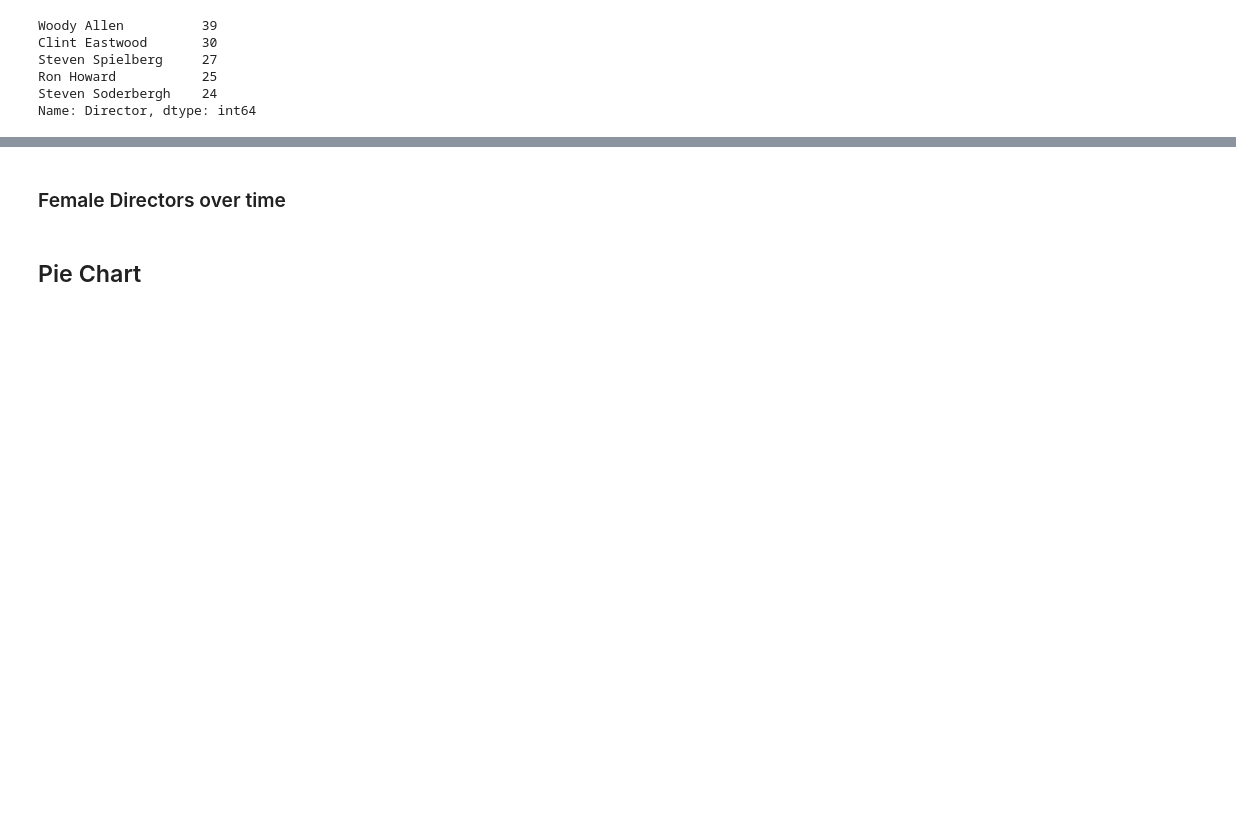
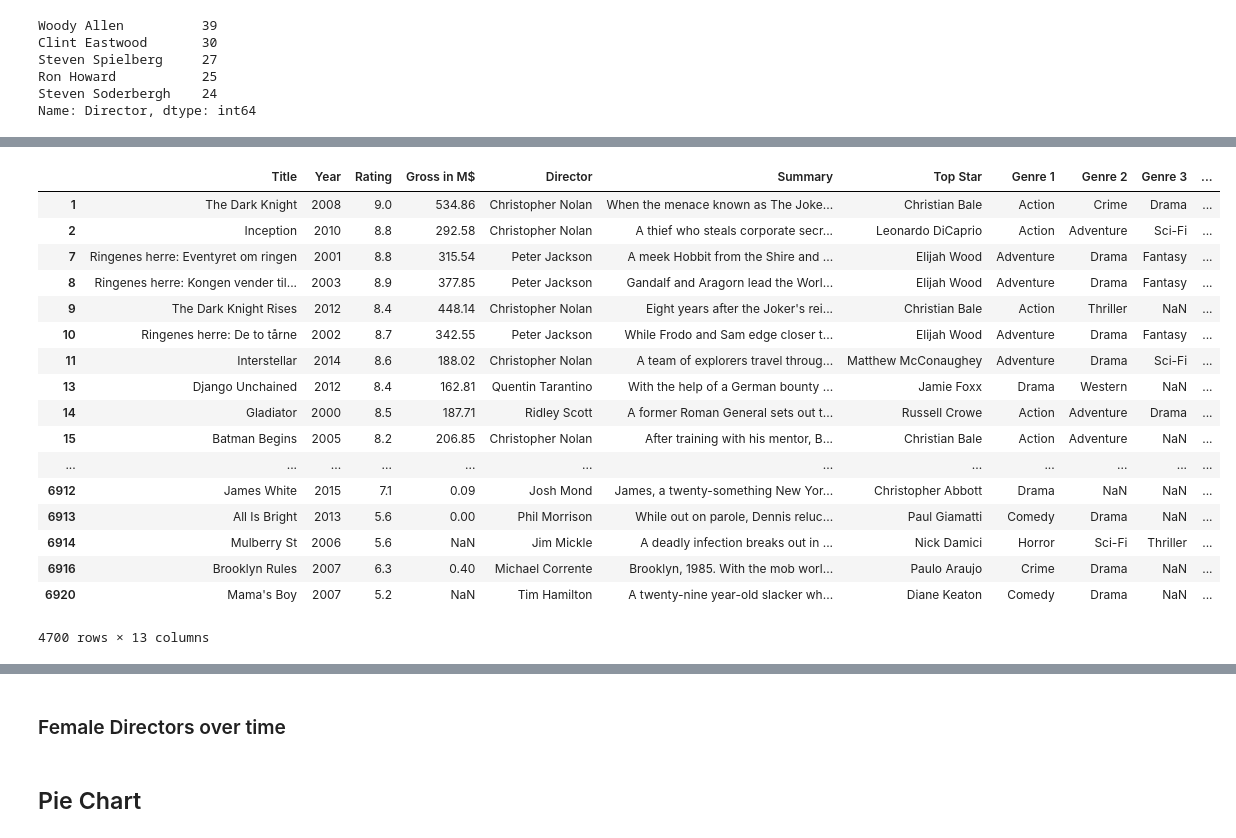
Before and after one commit to jbjornholm/Group-31-SoDa, a Jupyter notebook: Moritz/Exam/Exam Cici.ipynb, the cells around one changed output, grey strips where cells are left out. Saved outputs shown, nothing was run; the diff lists cells and outputs as text; code cells hidden in the pictures; blank space fills up the shorter version.

```diff
--- a/Moritz/Exam/Exam Cici.ipynb
+++ b/Moritz/Exam/Exam Cici.ipynb
@@ -171,0 +187,24 @@ plt.savefig("top10directors")
+# %%
+dfd_2000 = dfd_2000.drop(dfd_2000[dfd_2000.Year < 2000].index)
+#df_directors = df.drop(df[df.d_Drop == 1].index)
+len(dfd_2000)
+dfd_2000
+# %% [output]
+|  | Title | Year | Rating | Gross in M$ | Director | Summary | Top Star | Genre 1 | Genre 2 | Genre 3 | ... |
+| 1 | The Dark Knight | 2008 | 9.0 | 534.86 | Christopher Nolan | When the menace known as The Joke... | Christian Bale | Action | Crime | Drama | ... |
+| 2 | Inception | 2010 | 8.8 | 292.58 | Christopher Nolan | A thief who steals corporate secr... | Leonardo DiCaprio | Action | Adventure | Sci-Fi | ... |
+| 7 | Ringenes herre: Eventyret om ringen | 2001 | 8.8 | 315.54 | Peter Jackson | A meek Hobbit from the Shire and ... | Elijah Wood | Adventure | Drama | Fantasy | ... |
+| 8 | Ringenes herre: Kongen vender til... | 2003 | 8.9 | 377.85 | Peter Jackson | Gandalf and Aragorn lead the Worl... | Elijah Wood | Adventure | Drama | Fantasy | ... |
+| 9 | The Dark Knight Rises | 2012 | 8.4 | 448.14 | Christopher Nolan | Eight years after the Joker's rei... | Christian Bale | Action | Thriller | NaN | ... |
+| 10 | Ringenes herre: De to tårne | 2002 | 8.7 | 342.55 | Peter Jackson | While Frodo and Sam edge closer t... | Elijah Wood | Adventure | Drama | Fantasy | ... |
+| 11 | Interstellar | 2014 | 8.6 | 188.02 | Christopher Nolan | A team of explorers travel throug... | Matthew McConaughey | Adventure | Drama | Sci-Fi | ... |
+| 13 | Django Unchained | 2012 | 8.4 | 162.81 | Quentin Tarantino | With the help of a German bounty ... | Jamie Foxx | Drama | Western | NaN | ... |
+| 14 | Gladiator | 2000 | 8.5 | 187.71 | Ridley Scott | A former Roman General sets out t... | Russell Crowe | Action | Adventure | Drama | ... |
+| 15 | Batman Begins | 2005 | 8.2 | 206.85 | Christopher Nolan | After training with his mentor, B... | Christian Bale | Action | Adventure | NaN | ... |
+| ... | ... | ... | ... | ... | ... | ... | ... | ... | ... | ... | ... |
+| 6912 | James White | 2015 | 7.1 | 0.09 | Josh Mond | James, a twenty-something New Yor... | Christopher Abbott | Drama | NaN | NaN | ... |
+| 6913 | All Is Bright | 2013 | 5.6 | 0.00 | Phil Morrison | While out on parole, Dennis reluc... | Paul Giamatti | Comedy | Drama | NaN | ... |
+| 6914 | Mulberry St | 2006 | 5.6 | NaN | Jim Mickle | A deadly infection breaks out in ... | Nick Damici | Horror | Sci-Fi | Thriller | ... |
+| 6916 | Brooklyn Rules | 2007 | 6.3 | 0.40 | Michael Corrente | Brooklyn, 1985. With the mob worl... | Paulo Araujo | Crime | Drama | NaN | ... |
+| 6920 | Mama's Boy | 2007 | 5.2 | NaN | Tim Hamilton | A twenty-nine year-old slacker wh... | Diane Keaton | Comedy | Drama | NaN | ... |
+4700 rows × 13 columns
```
Also changed, not shown: parts of 14 cells of this notebook, 9 other files.
